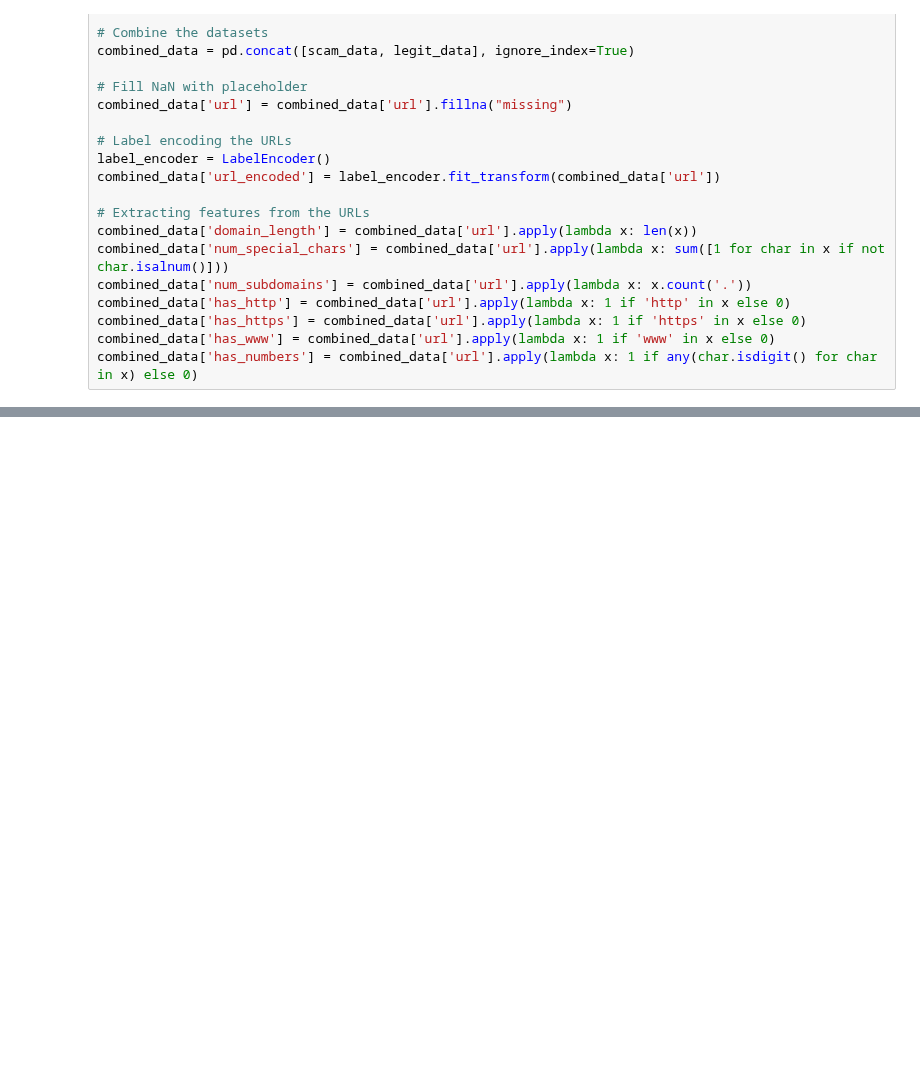
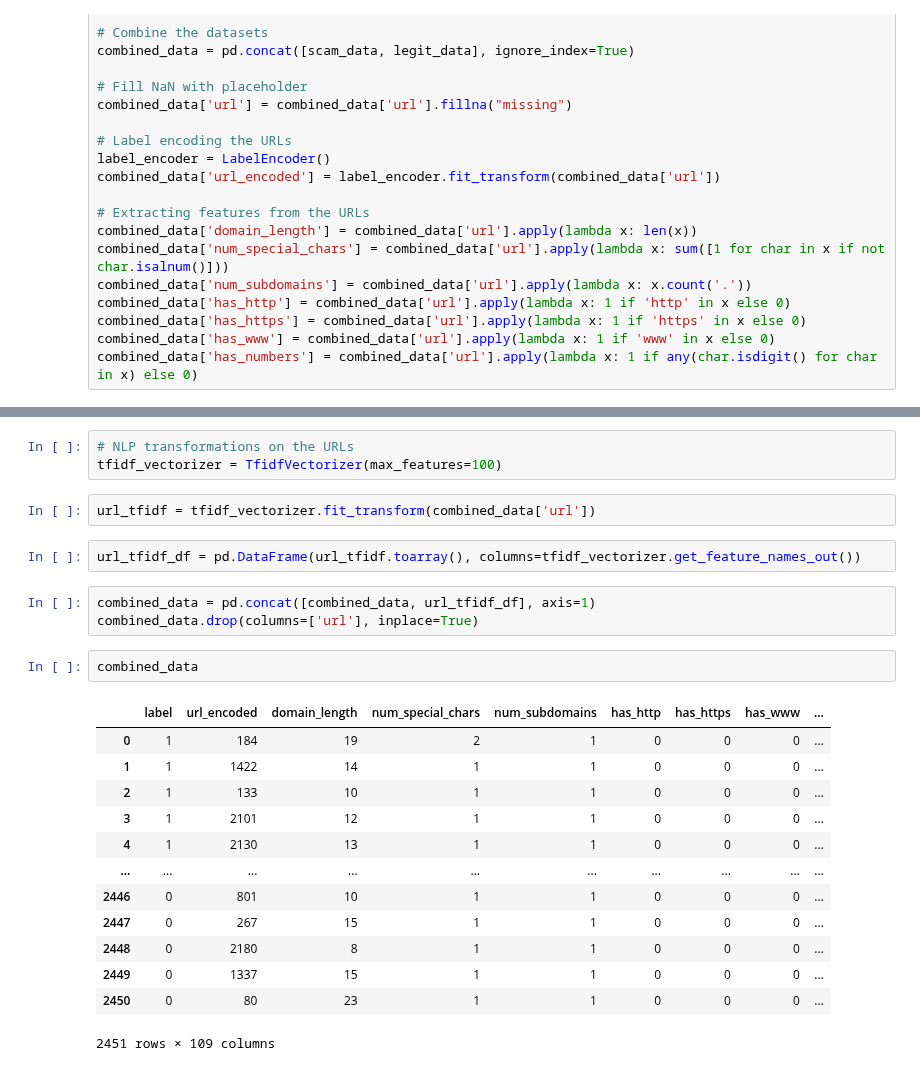
Before and after one commit to stefisha/DetectingNFTs-MasterThesis, a Jupyter notebook: Domains_NFT_Master.ipynb, the cells around one changed output, grey strips where cells are left out. Cells and saved outputs as stored; diff of their text form; blank space fills up the shorter version.

```diff
--- a/Domains_NFT_Master.ipynb
+++ b/Domains_NFT_Master.ipynb
@@ -404 +420,27 @@ combined_data['has_numbers'] = combined_data['url'].apply(lambda x: 1 if any(cha
+# %%
+# NLP transformations on the URLs
+tfidf_vectorizer = TfidfVectorizer(max_features=100)
+# %%
+url_tfidf = tfidf_vectorizer.fit_transform(combined_data['url'])
+# %%
+url_tfidf_df = pd.DataFrame(url_tfidf.toarray(), columns=tfidf_vectorizer.get_feature_names_out())
+# %%
+combined_data = pd.concat([combined_data, url_tfidf_df], axis=1)
+combined_data.drop(columns=['url'], inplace=True)
+# %%
+combined_data
+# %% [output]
+|  | label | url_encoded | domain_length | num_special_chars | num_subdomains | has_http | has_https | has_www | ... |
+| 0 | 1 | 184 | 19 | 2 | 1 | 0 | 0 | 0 | ... |
+| 1 | 1 | 1422 | 14 | 1 | 1 | 0 | 0 | 0 | ... |
+| 2 | 1 | 133 | 10 | 1 | 1 | 0 | 0 | 0 | ... |
+| 3 | 1 | 2101 | 12 | 1 | 1 | 0 | 0 | 0 | ... |
+| 4 | 1 | 2130 | 13 | 1 | 1 | 0 | 0 | 0 | ... |
+| ... | ... | ... | ... | ... | ... | ... | ... | ... | ... |
+| 2446 | 0 | 801 | 10 | 1 | 1 | 0 | 0 | 0 | ... |
+| 2447 | 0 | 267 | 15 | 1 | 1 | 0 | 0 | 0 | ... |
+| 2448 | 0 | 2180 | 8 | 1 | 1 | 0 | 0 | 0 | ... |
+| 2449 | 0 | 1337 | 15 | 1 | 1 | 0 | 0 | 0 | ... |
+| 2450 | 0 | 80 | 23 | 1 | 1 | 0 | 0 | 0 | ... |
+2451 rows × 109 columns
 # %%
```
Also changed, not shown: parts of 6 cells of this notebook.
